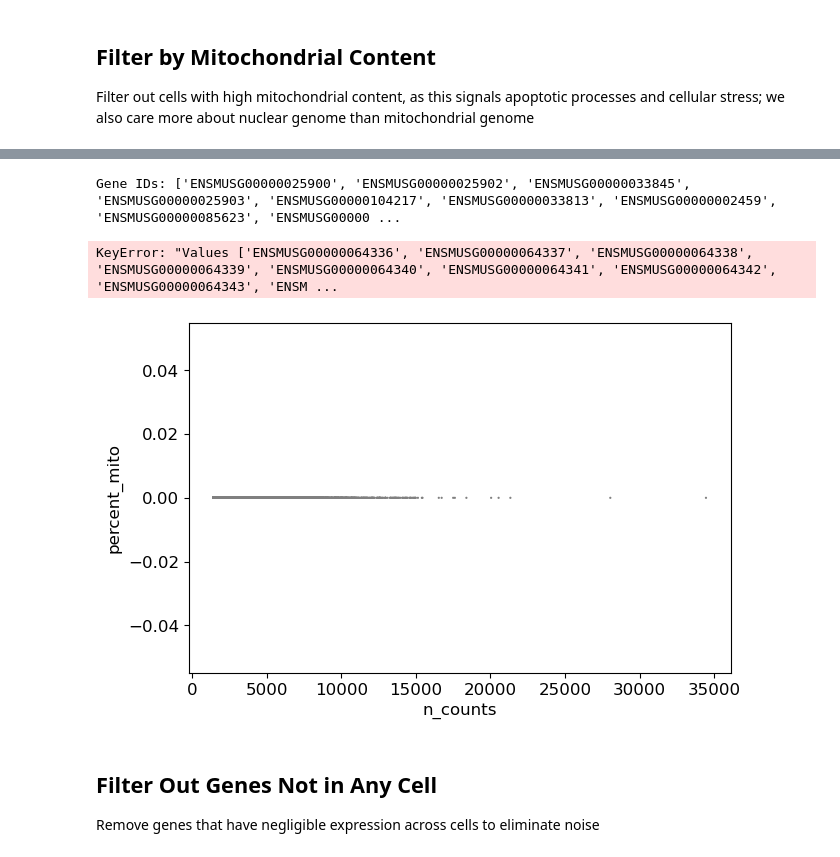
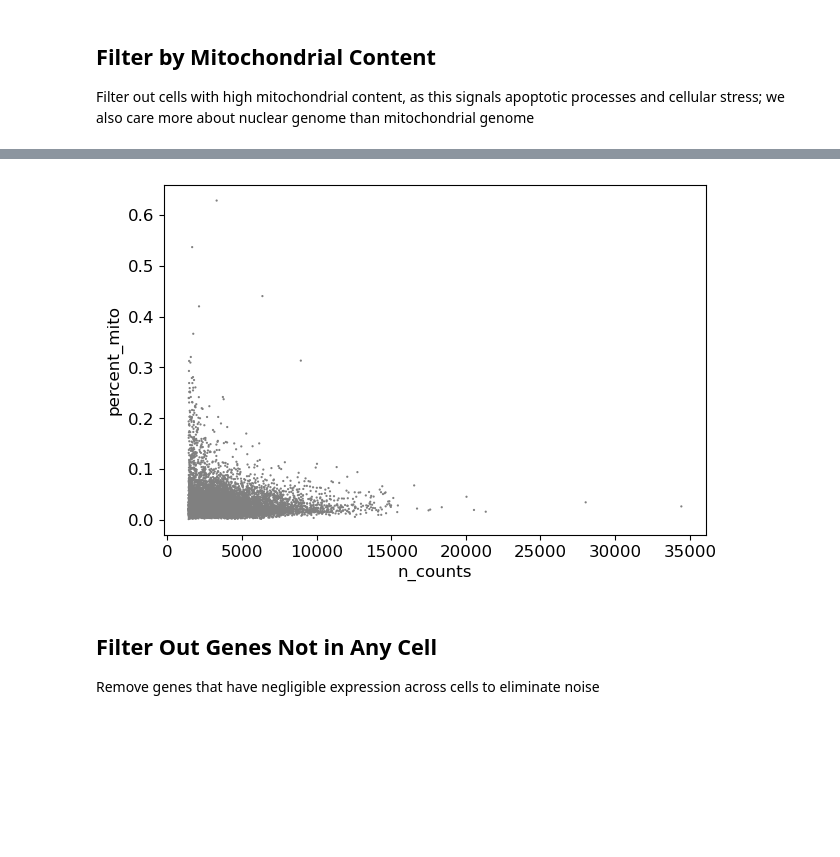
Before and after one commit to owenzel/neuro120-project, a Jupyter notebook: Stroke.ipynb, the cells around one changed output, grey strips where cells are left out. Saved outputs shown, nothing was run; the diff lists cells and outputs as text; code cells hidden in the pictures; blank space fills up the shorter version.

Commit message:
Fixed percent mito bug

```diff
--- a/Stroke.ipynb
+++ b/Stroke.ipynb
@@ -193,39 +168,33 @@ array(['ENSMUSG00000064336', 'ENSMUSG00000064337', 'ENSMUSG00000064338',
-# %%
-# Separate information including and after '\t' into separate variables
-gene_ids = []
-gene_symbols = []
-
-for gene_name in adata_stroke1.var_names:
-    gene_id, gene_symbol = gene_name.split('\t')
-    gene_ids.append(gene_id)
-    gene_symbols.append(gene_symbol)
-
-# Print the separated gene IDs and gene symbols
-print("Gene IDs:", gene_ids[:10])
-# print("Gene Symbols:", gene_symbols)
-
-gene_info_df = pd.DataFrame({'gene_id': gene_ids, 'gene_symbol': gene_symbols})
-
-# Add gene IDs and gene symbols back to AnnData object
-adata_stroke1.var['gene_id'] = gene_info_df['gene_id']
-adata_stroke1.var['gene_symbol'] = gene_info_df['gene_symbol']
-# %% [output]
-Gene IDs: ['ENSMUSG00000025900', 'ENSMUSG00000025902', 'ENSMUSG00000033845', 'ENSMUSG00000025903', 'ENSMUSG00000104217', 'ENSMUSG00000033813', 'ENSMUSG00000002459', 'ENSMUSG00000085623', 'ENSMUSG00000 ...
-# %%
-mito_genes = mito_ensembl_ids["ensembl_gene_id"].values
-# for each cell compute fraction of counts in mito genes vs. all genes
-# the `.A1` is only necessary as X is sparse (to transform to a dense array after summing)
-mito_gene_ids = adata_stroke1.var['gene_id'].isin(mito_genes)
-adata_stroke1.obs['percent_mito'] = np.sum(
-    adata_stroke1[:, mito_genes].X, axis=1).A1 / np.sum(adata_stroke1.X, axis=1).A1
-# add the total counts per cell as observations-annotation to adata
-adata_stroke1.obs['n_counts'] = adata_stroke1.X.sum(axis=1).A1
-# %% [output]
-KeyError: "Values ['ENSMUSG00000064336', 'ENSMUSG00000064337', 'ENSMUSG00000064338', 'ENSMUSG00000064339', 'ENSMUSG00000064340', 'ENSMUSG00000064341', 'ENSMUSG00000064342', 'ENSMUSG00000064343', 'ENSM ...
+# %%
+gene_ids = []
+gene_symbols = []
+
+# Separate the gene id from the symbol so we can search by gene id to find cells with mitochondrial genes
+for gene_name in adata_stroke1.var_names:
+    gene_id, gene_symbol = gene_name.split('\t')
+    gene_ids.append(gene_id)
+    gene_symbols.append(gene_symbol)
+    adata_stroke1.var.loc[gene_name, 'gene_id'] = str(gene_id)
+    adata_stroke1.var.loc[gene_name, 'gene_symbol'] = str(gene_symbol)
+# %%
+mito_genes = mito_ensembl_ids["ensembl_gene_id"].values
+# for each cell compute fraction of counts in mito genes vs. all genes
+# the `.A1` is only necessary as X is sparse (to transform to a dense array after summing)
+
+mito_gene_indices = []
+for gene_id in mito_genes:
+    indices = np.where(adata_stroke1.var['gene_id'] == gene_id)[0]
+    if len(indices) > 0:
+        mito_gene_indices.append(indices[0])
+
+adata_stroke1.obs['percent_mito'] = np.sum(
+    adata_stroke1[:, mito_gene_indices].X, axis=1).A1 / np.sum(adata_stroke1.X, axis=1).A1
+# add the total counts per cell as observations-annotation to adata
+adata_stroke1.obs['n_counts'] = adata_stroke1.X.sum(axis=1).A1
 # %%
-sc.pl.scatter(adata, x='n_counts', y='percent_mito')
+sc.pl.scatter(adata_stroke1, x='n_counts', y='percent_mito')
 # %% [output]
-[figure, old version]
+[figure, new version]
 # %%
 adata = adata_stroke1[adata_stroke1.obs.percent_mito < 0.03]
 # %% [markdown]
```
Also changed, not shown: parts of 2 cells of this notebook.
